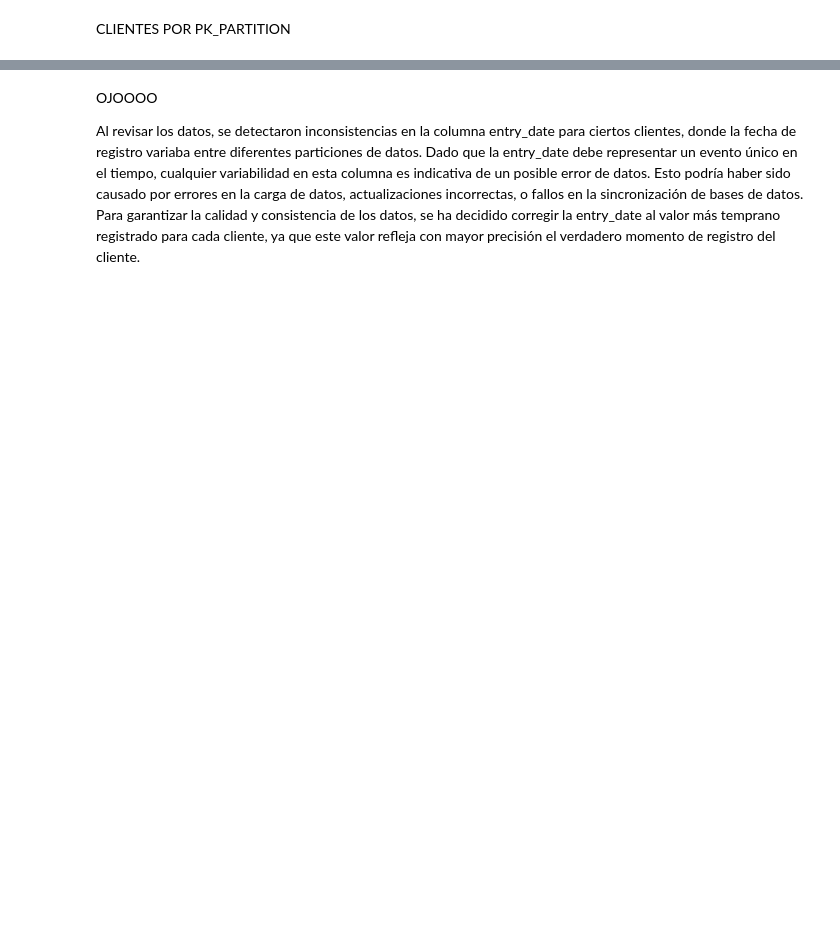
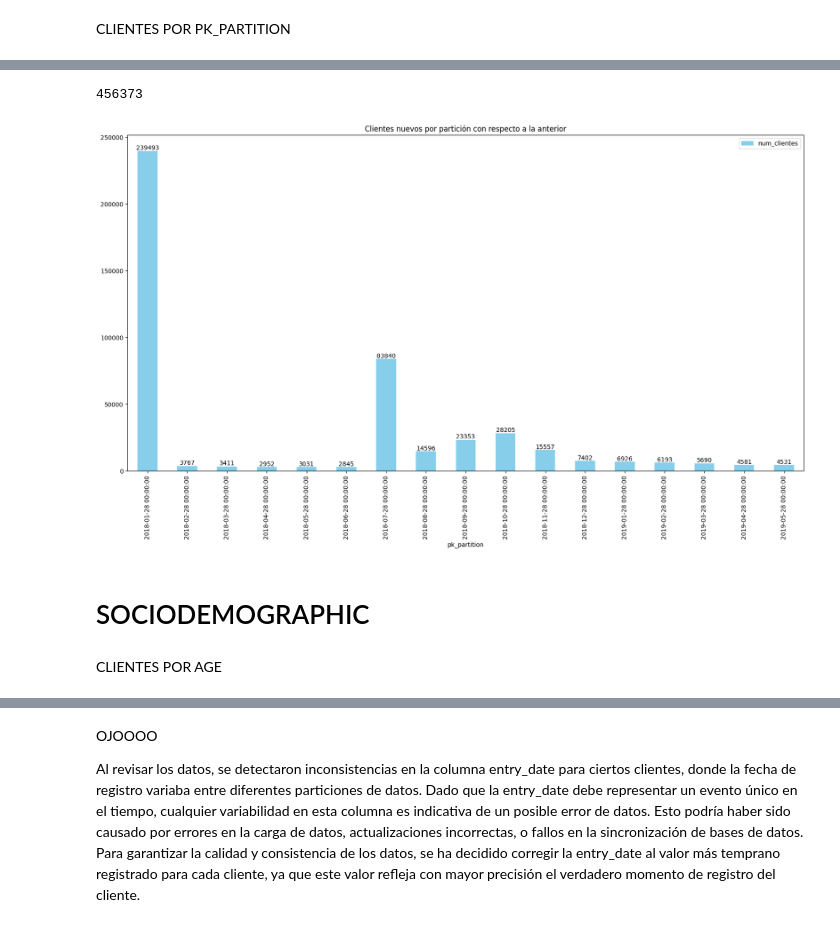
Before and after one commit to jascicz/easy_money_Project, a Jupyter notebook: javier-Proyecto.ipynb, the cells around one changed output, grey strips where cells are left out. Saved outputs shown, nothing was run; the diff lists cells and outputs as text; code cells hidden in the pictures; blank space fills up the shorter version.

```diff
--- a/javier-Proyecto.ipynb
+++ b/javier-Proyecto.ipynb
@@ -739,5 +553,0 @@ print(df_nuevos_clientes)
-# %%
-df_nuevos_clientes.groupby("pk_partition")["pk_cid"].nunique().plot(kind='bar', figsize=(20, 10), color='skyblue', title='Number of new customers by partition')
-# quiero colocar el numero de clientes nuevos en cada barra
-for i in range(len(df_nuevos_clientes.groupby("pk_partition")["pk_cid"].nunique())):
-    plt.text(i, df_nuevos_clientes.groupby("pk_partition")["pk_cid"].nunique()[i], df_nuevos_clientes.groupby("pk_partition")["pk_cid"].nunique()[i], ha = 'center', va = 'bottom')
@@ -809,0 +586,32 @@ En la partición 2019-05-28 00:00:00, hay 1220 clientes que estaban en la partic
+# %%
+# Ordenar los datos por 'pk_partition' y 'pk_cid'
+df_full = df_full.sort_values(by=['pk_partition', 'pk_cid'])
+
+# Obtener una lista única de particiones ordenadas
+particiones = df_full['pk_partition'].unique()
+
+# Crear un diccionario para almacenar el número de clientes en la primera partición y los nuevos clientes por cada partición
+clientes_por_particion = {}
+
+# Mantener un conjunto de todos los clientes vistos hasta la partición actual
+clientes_acumulados = set()
+
+# Iterar sobre las particiones
+for particion in particiones:
+    # Obtener los clientes de la partición actual
+    clientes_actuales = set(df_full[df_full['pk_partition'] == particion]['pk_cid'])
+
+    # Identificar nuevos clientes en la partición actual excluyendo los ya vistos
+    nuevos_en_particion_actual = clientes_actuales - clientes_acumulados
+
+    # Almacenar el número de nuevos clientes en el diccionario
+    clientes_por_particion[particion] = len(nuevos_en_particion_actual)
+
+    # Actualizar el conjunto acumulado con los clientes actuales
+    clientes_acumulados.update(clientes_actuales)
+
+# Convertir el diccionario en un DataFrame para su análisis
+df_clientes_por_particion = pd.DataFrame(list(clientes_por_particion.items()), columns=['pk_partition', 'num_clientes'])
+
+# Mostrar los resultados
+print(df_clientes_por_particion)
@@ -809,0 +637,17 @@ En la partición 2019-05-28 00:00:00, hay 1220 clientes que estaban en la partic
+# %%
+# comprobando que la suma de los clientes por particion sea igual a la cantidad de clientes unicos
+df_clientes_por_particion["num_clientes"].sum()
+# %% [output]
+456373
+# %%
+df_clientes_por_particion.plot(kind='bar', x='pk_partition', y='num_clientes', figsize=(20, 10), color='skyblue', title='Clientes nuevos por partición con respecto a la anterior')
+for i in range(len(df_clientes_por_particion)):
+    plt.text(i, df_clientes_por_particion['num_clientes'][i], df_clientes_por_particion['num_clientes'][i], ha = 'center', va = 'bottom')
+plt.show()
+# %% [output]
+[figure, added]
+# %% [markdown]
+
+# SOCIODEMOGRAPHIC
+# %% [markdown]
+CLIENTES POR AGE
```
Also changed, not shown: parts of 101 cells of this notebook.
